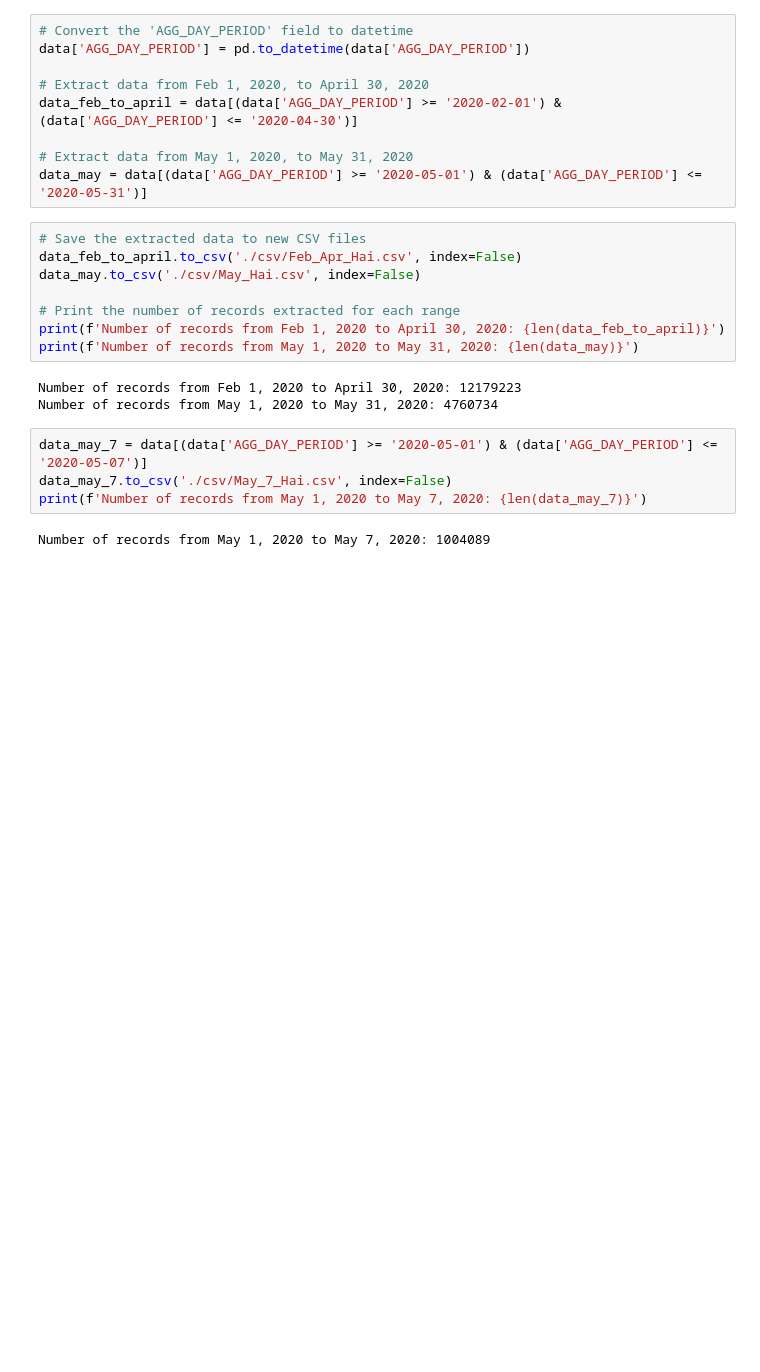
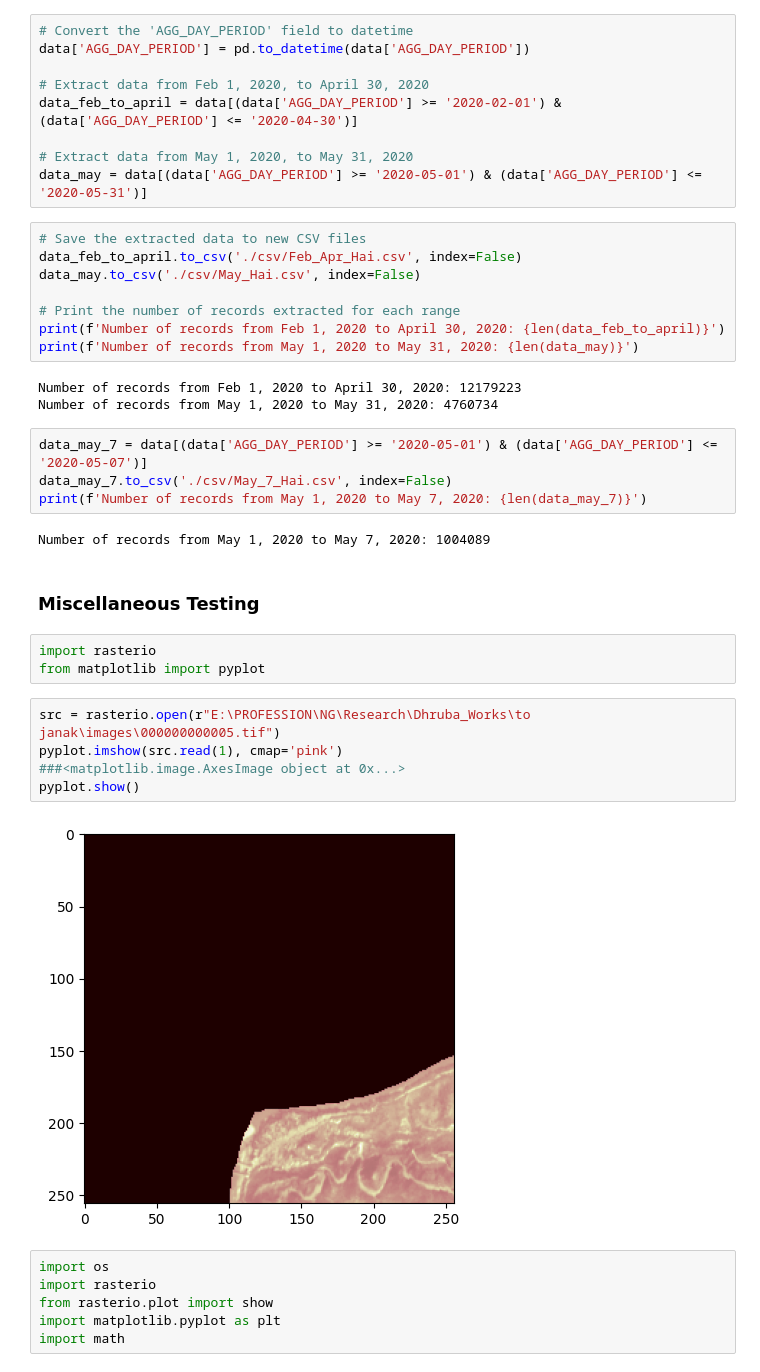
Before and after one commit to janakparajuli/Spatio_Temporal_Analysis_V1, a Jupyter notebook: Explore_Data.ipynb, the cells around one changed output. Drawn from its saved outputs; the diff is of its cells as text; blank space fills up the shorter version.

```diff
--- a/Explore_Data.ipynb
+++ b/Explore_Data.ipynb
@@ -90,3 +90,21 @@ data_may_7.to_csv('./csv/May_7_Hai.csv', index=False)
 print(f'Number of records from May 1, 2020 to May 7, 2020: {len(data_may_7)}')
 # %% [output]
 Number of records from May 1, 2020 to May 7, 2020: 1004089
+# %% [markdown]
+### Miscellaneous Testing
+# %%
+import rasterio
+from matplotlib import pyplot
+# %%
+src = rasterio.open(r"E:\PROFESSION\NG\Research\Dhruba_Works\to janak\images\000000000005.tif")
+pyplot.imshow(src.read(1), cmap='pink')
+###<matplotlib.image.AxesImage object at 0x...>
+pyplot.show()
+# %% [output]
+[figure, added]
+# %%
+import os
+import rasterio
+from rasterio.plot import show
+import matplotlib.pyplot as plt
+import math
```
Also changed, not shown: parts of 1 cell of this notebook.
